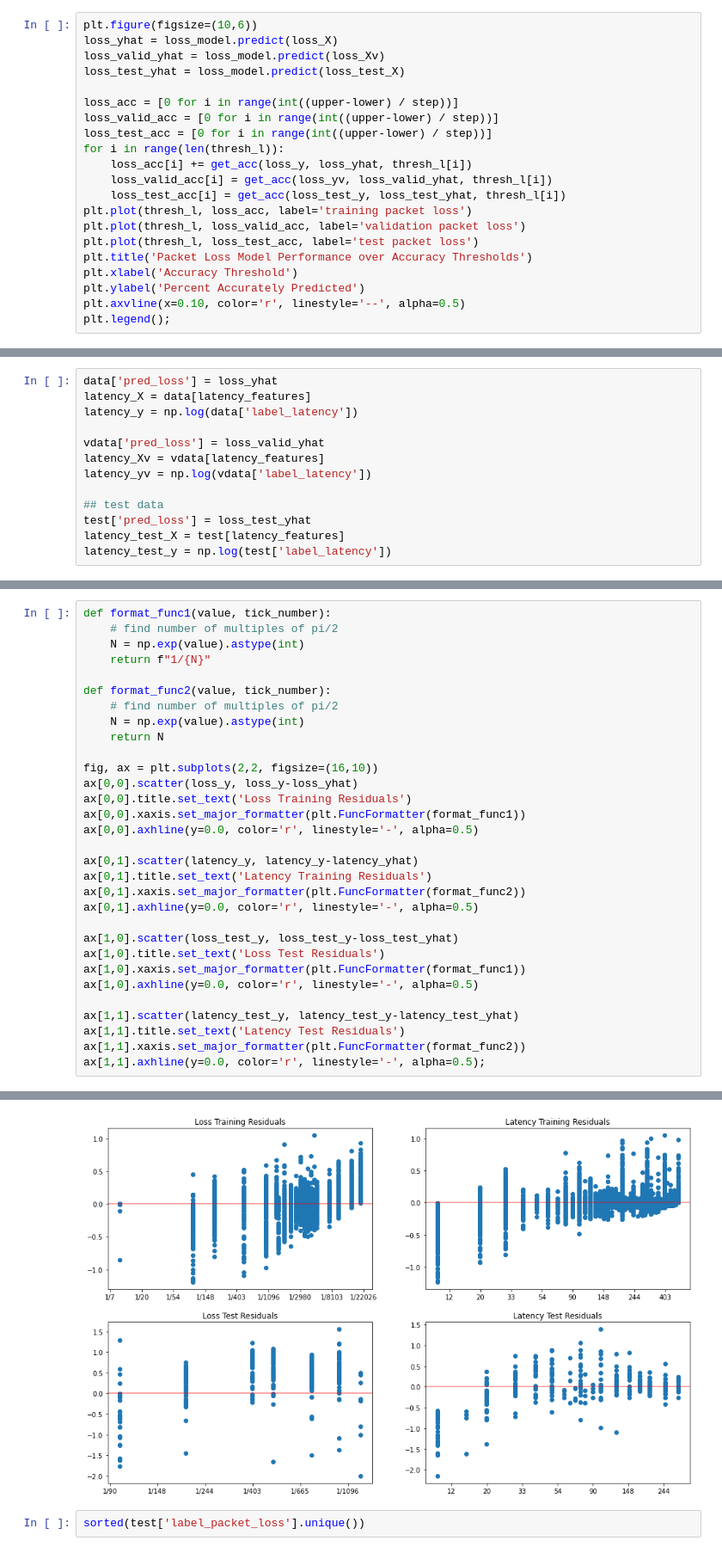
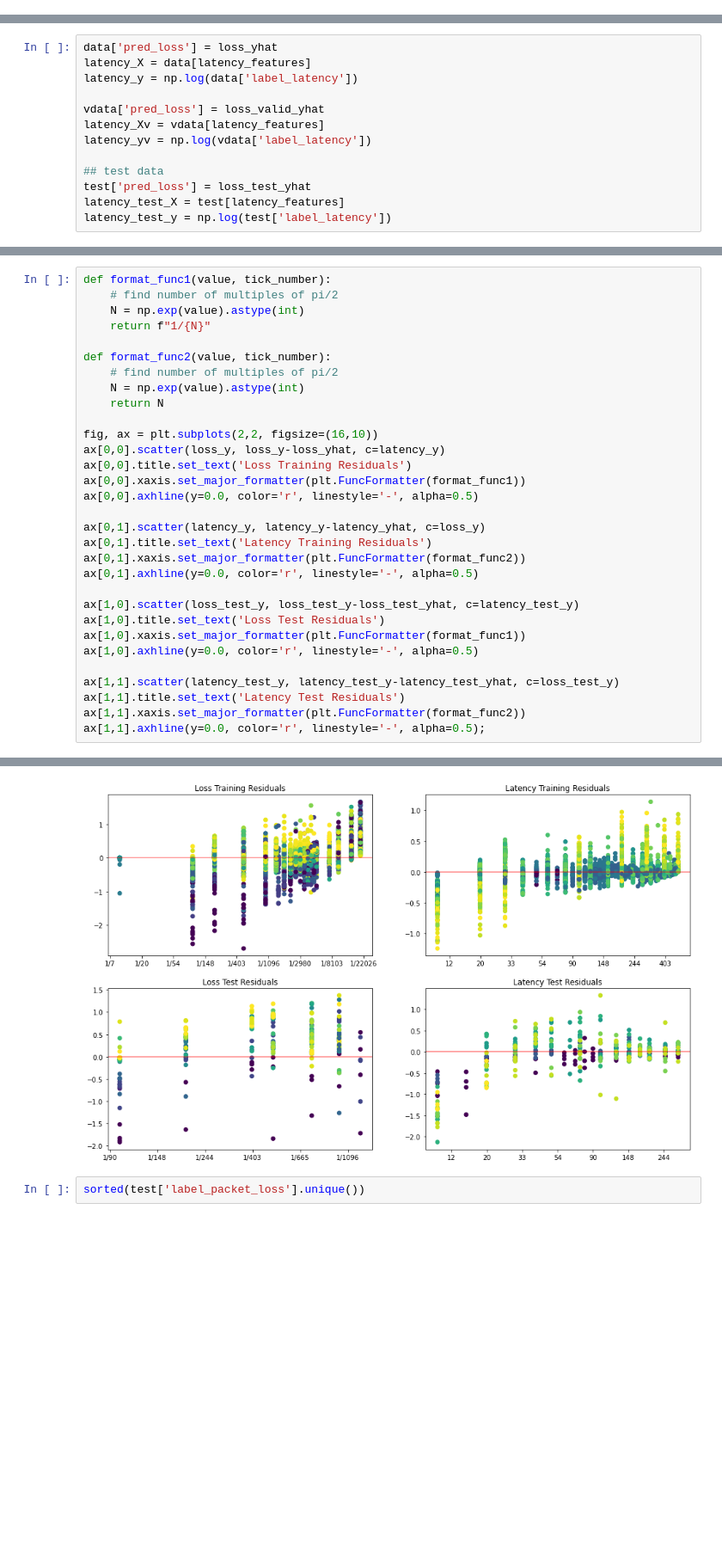
Before and after one commit to Ben243/DSC180A_Q1, a Jupyter notebook: notebooks/report.ipynb, the cells around one changed output, grey strips where cells are left out. Shown at 86% size. Cells and saved outputs as stored; diff of their text form; blank space fills up the shorter version.

Commit message:
more loss model tuning

```diff
--- a/notebooks/report.ipynb
+++ b/notebooks/report.ipynb
@@ -128,24 +128,3 @@ thresh_l = [i*step for i in range(int((upper-lower) / step))]
 def get_acc(target, pred, thresh):
     latency_diff = (target - pred) / target
     return sum(abs(latency_diff) <= thresh) / len(target)
-# %%
-plt.figure(figsize=(10,6))
-loss_yhat = loss_model.predict(loss_X)
-loss_valid_yhat = loss_model.predict(loss_Xv)
-loss_test_yhat = loss_model.predict(loss_test_X)
-
-loss_acc = [0 for i in range(int((upper-lower) / step))]
-loss_valid_acc = [0 for i in range(int((upper-lower) / step))]
-loss_test_acc = [0 for i in range(int((upper-lower) / step))]
-for i in range(len(thresh_l)):
-    loss_acc[i] += get_acc(loss_y, loss_yhat, thresh_l[i])
-    loss_valid_acc[i] = get_acc(loss_yv, loss_valid_yhat, thresh_l[i])
-    loss_test_acc[i] = get_acc(loss_test_y, loss_test_yhat, thresh_l[i])
-plt.plot(thresh_l, loss_acc, label='training packet loss')
-plt.plot(thresh_l, loss_valid_acc, label='validation packet loss')
-plt.plot(thresh_l, loss_test_acc, label='test packet loss')
-plt.title('Packet Loss Model Performance over Accuracy Thresholds')
-plt.xlabel('Accuracy Threshold')
-plt.ylabel('Percent Accurately Predicted')
-plt.axvline(x=0.10, color='r', linestyle='--', alpha=0.5)
-plt.legend();
@@ -283,22 +236,22 @@ def format_func2(value, tick_number):
     return N
 
 fig, ax = plt.subplots(2,2, figsize=(16,10))
-ax[0,0].scatter(loss_y, loss_y-loss_yhat)
+ax[0,0].scatter(loss_y, loss_y-loss_yhat, c=latency_y)
 ax[0,0].title.set_text('Loss Training Residuals')
 ax[0,0].xaxis.set_major_formatter(plt.FuncFormatter(format_func1))
 ax[0,0].axhline(y=0.0, color='r', linestyle='-', alpha=0.5)
 
-ax[0,1].scatter(latency_y, latency_y-latency_yhat)
+ax[0,1].scatter(latency_y, latency_y-latency_yhat, c=loss_y)
 ax[0,1].title.set_text('Latency Training Residuals')
 ax[0,1].xaxis.set_major_formatter(plt.FuncFormatter(format_func2))
 ax[0,1].axhline(y=0.0, color='r', linestyle='-', alpha=0.5)
 
-ax[1,0].scatter(loss_test_y, loss_test_y-loss_test_yhat)
+ax[1,0].scatter(loss_test_y, loss_test_y-loss_test_yhat, c=latency_test_y)
 ax[1,0].title.set_text('Loss Test Residuals')
 ax[1,0].xaxis.set_major_formatter(plt.FuncFormatter(format_func1))
 ax[1,0].axhline(y=0.0, color='r', linestyle='-', alpha=0.5)
 
-ax[1,1].scatter(latency_test_y, latency_test_y-latency_test_yhat)
+ax[1,1].scatter(latency_test_y, latency_test_y-latency_test_yhat, c=loss_test_y)
 ax[1,1].title.set_text('Latency Test Residuals')
 ax[1,1].xaxis.set_major_formatter(plt.FuncFormatter(format_func2))
 ax[1,1].axhline(y=0.0, color='r', linestyle='-', alpha=0.5);
@@ -307,4 +259,4 @@ ax[1,1].axhline(y=0.0, color='r', linestyle='-', alpha=0.5);
-[figure, old version]
+[figure, new version]
 # %%
 sorted(test['label_packet_loss'].unique())
 # %% [output]
```
Also changed, not shown: parts of 11 cells of this notebook, 4 other files.
